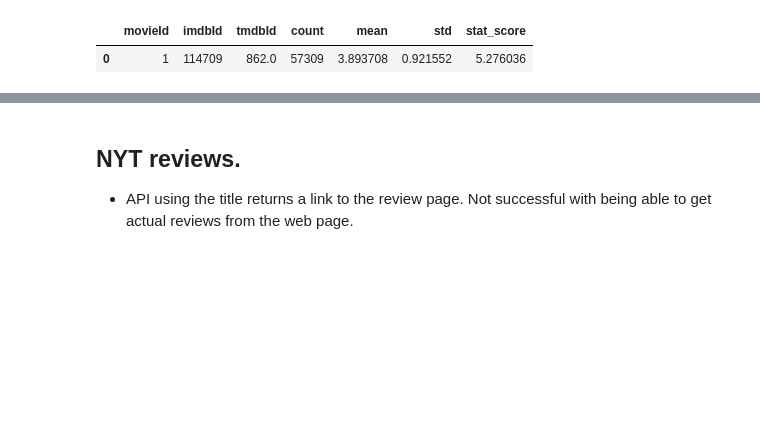
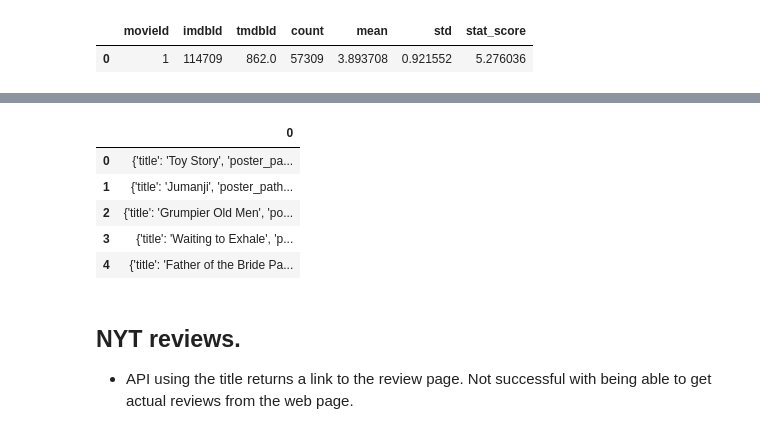
Before and after one commit to salvir1/a-better-recommender, a Jupyter notebook: movie-metadata-scraper.ipynb, the cells around one changed output, grey strips where cells are left out. Cells and saved outputs as stored; diff of their text form; code cells hidden in the pictures; blank space fills up the shorter version.

```diff
--- a/movie-metadata-scraper.ipynb
+++ b/movie-metadata-scraper.ipynb
@@ -178,3 +244,12 @@ d[4]['movielens_mean_rating']
+# %%
+movie_meta_df.head()
+# %% [output]
+|  | 0 |
+| 0 | {'title': 'Toy Story', 'poster_pa... |
+| 1 | {'title': 'Jumanji', 'poster_path... |
+| 2 | {'title': 'Grumpier Old Men', 'po... |
+| 3 | {'title': 'Waiting to Exhale', 'p... |
+| 4 | {'title': 'Father of the Bride Pa... |
 # %%
 # Movie details from TMDB. Contains oveview, genres, budget, revenue, popularity, vote_average, vote_count, release_date,
 
```
Also changed, not shown: parts of 17 cells of this notebook, 48 other files.
